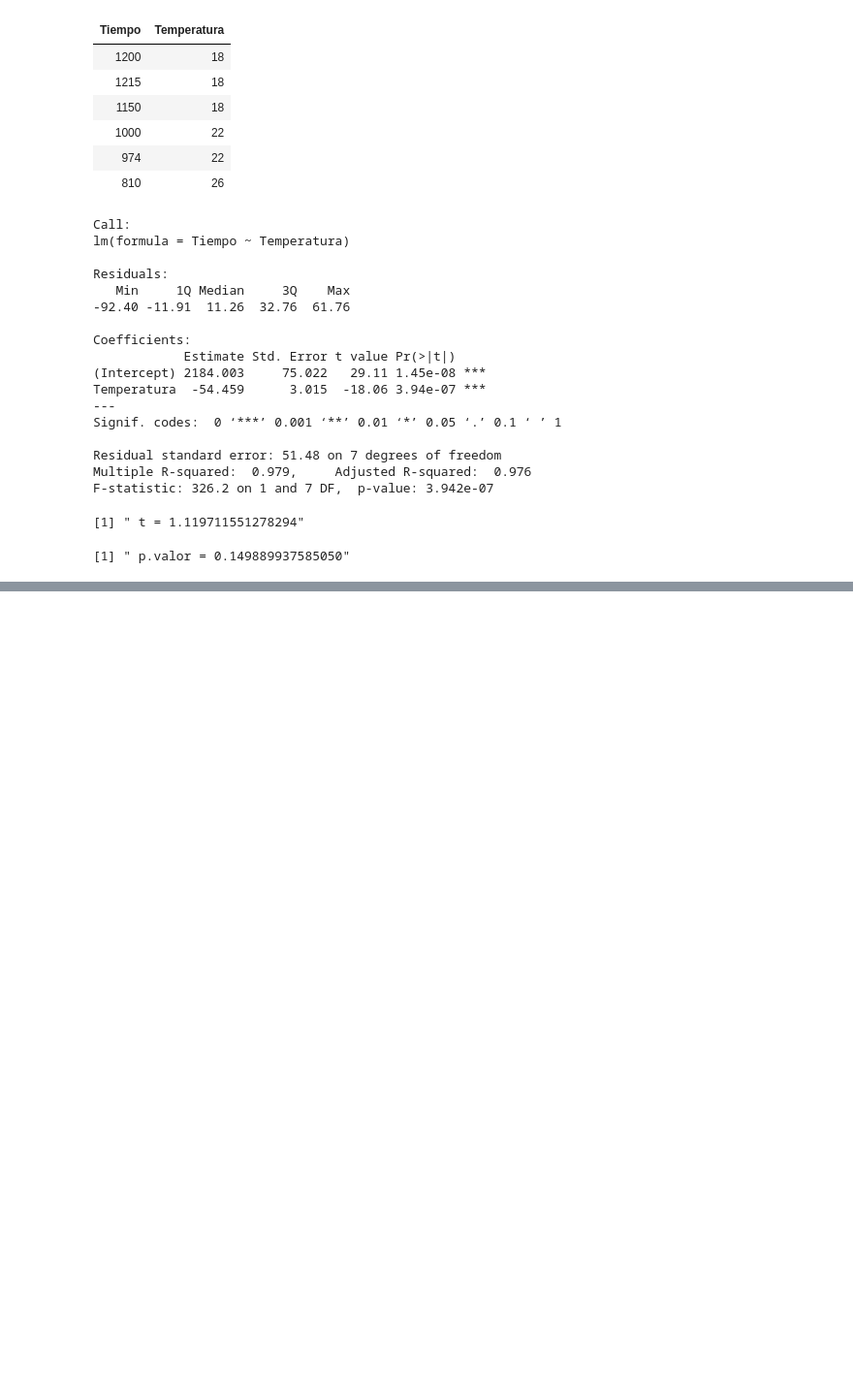
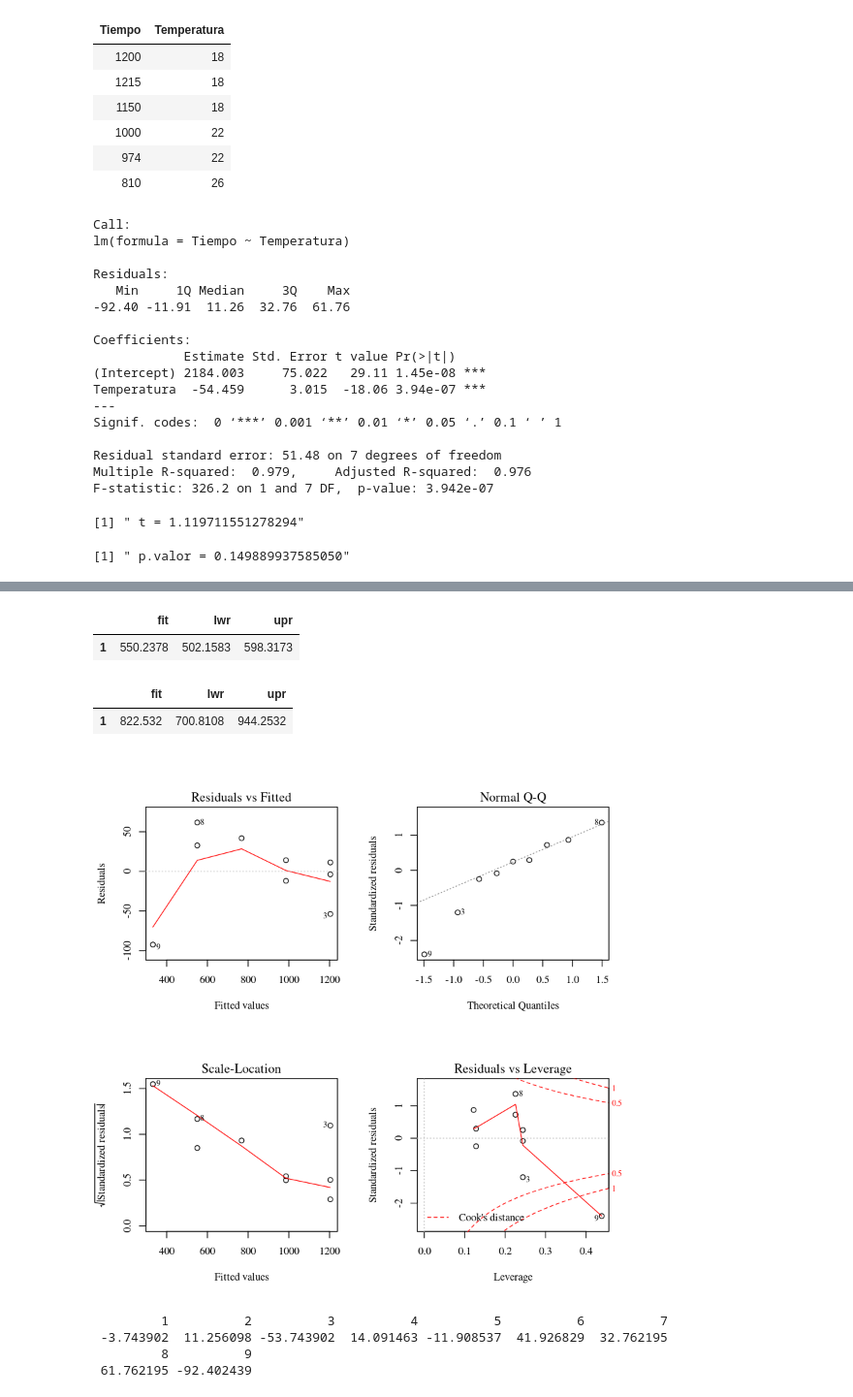
Before and after one commit to jgomezz/MsEstadAplic_MetodosEstadisticos, a Jupyter notebook: RegresionAplicada-04-RegresionLineal.ipynb, the cells around one changed output, grey strips where cells are left out. Shown at 97% size. Cells and saved outputs as stored; diff of their text form; code cells hidden in the pictures; blank space fills up the shorter version.

```diff
--- a/RegresionAplicada-04-RegresionLineal.ipynb
+++ b/RegresionAplicada-04-RegresionLineal.ipynb
@@ -97,0 +111,8 @@ ERROR: Error in parse(text = x, srcfile = src): <text>:12:14: unexpected ','
+# %%
+Tiempo.m0 <- lm(Tiempo ~ -1 + Temperatura)
+Tiempo.m0
+summary(Tiempo.m0)
+
+Tiempo.m0 <- lm(Tiempo ~ 0 + Temperatura)
+Tiempo.m0
+summary(Tiempo.m0)
@@ -97,0 +164,46 @@ ERROR: Error in parse(text = x, srcfile = src): <text>:12:14: unexpected ','
+# %%
+#####################################
+## Valor de Predicción
+#####################################
+
+# Ejercicio 1
+# Al hallar un intervalo con 91% de confianza para el tiempo promedio de operacion
+# del dispositivo electronico cuando la temperatura es 30 grados Celsius se obtien como
+# limites inferior ____________ y superior ________
+
+# para un promedio se usa el intervalo “confidence”
+predict(Tiempo.m1, data.frame(Temperatura = 30), level = 0.91 , interval="confidence")
+# %% [output]
+|  | fit | lwr | upr |
+| 1 | 550.2378 | 502.1583 | 598.3173 |
+# %%
+# Ejercicio 2
+# Al hallar un intervalo con 94% de confianza para el tiempo  de operacion
+# del dispositivo electronico cuando la temperatura es 25 grados Celsius se obtien como
+# limites inferior ____________ y superior ________
+
+# para un valor en concreto se usa el intervalo “prediction”
+predict(Tiempo.m1, data.frame(Temperatura = 25), level = 0.94 , interval="prediction")
+# %% [output]
+|  | fit | lwr | upr |
+| 1 | 822.532 | 700.8108 | 944.2532 |
+# %%
+###########################################################
+#                         LOS RESIDUALES
+###########################################################
+
+##  mostrar varias gráficas
+par(mfrow = c(2,2))
+
+##
+plot(Tiempo.m1)
+# %% [output]
+[figure, added]
+# %%
+## Ver los residuales
+residuals(Tiempo.m1)
+# %% [output]
+         1          2          3          4          5          6          7
+ -3.743902  11.256098 -53.743902  14.091463 -11.908537  41.926829  32.762195
+         8          9
+ 61.762195 -92.402439
```
Also changed, not shown: parts of 4 cells of this notebook.
